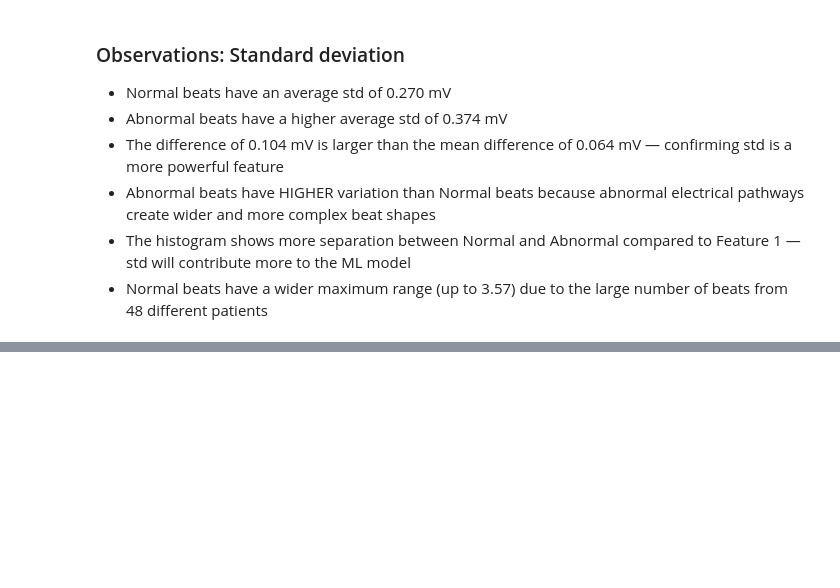
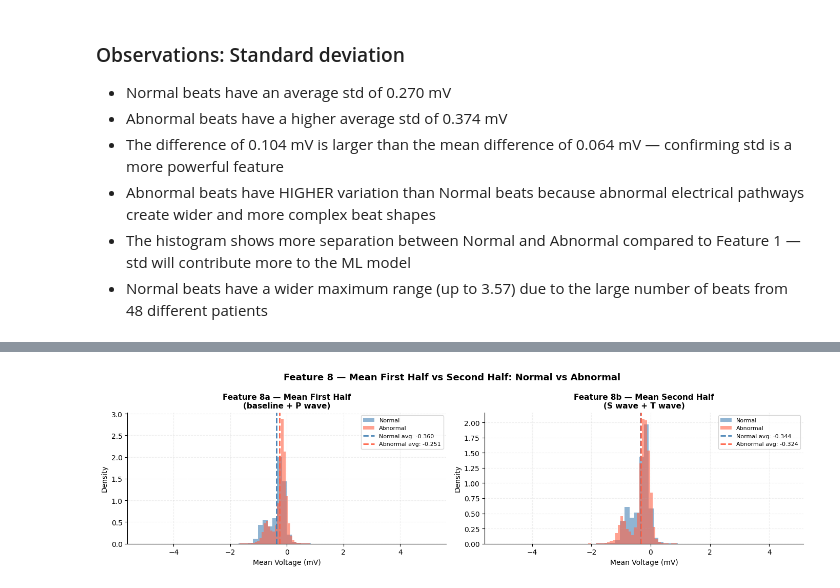
Before and after one commit to saugatpokharel/ecg-heartbeat-classification-xai, a Jupyter notebook: notebooks/03_eda_features.ipynb, the cells around one changed output, grey strips where cells are left out. Drawn from its saved outputs; the diff is of its cells as text; code cells hidden in the pictures; blank space fills up the shorter version.

```diff
--- a/notebooks/03_eda_features.ipynb
+++ b/notebooks/03_eda_features.ipynb
@@ -484,0 +1242,99 @@ Difference in average std:
+# %%
+# Split each beat into two halves and calculate mean of each
+first_half_means = np.mean(X[:, :180], axis=1)
+second_half_means = np.mean(X[:, 180:], axis=1)
+
+# Also calculate the difference between halves
+half_difference = second_half_means - first_half_means
+
+print(f"Mean first half and second half calculated for all {len(first_half_means):,} beats")
+print(f"\nFirst 10 beats:")
+for i in range(10):
+    label_name = "Normal" if y_binary[i] == 0 else "Abnormal"
+    print(f"  Beat {i}: 1st half={first_half_means[i]:.4f}  2nd half={second_half_means[i]:.4f}  diff={half_difference[i]:.4f}  → {label_name}")
+
+# Separate Normal and Abnormal
+normal_first = first_half_means[y_binary == 0]
+abnormal_first = first_half_means[y_binary == 1]
+normal_second = second_half_means[y_binary == 0]
+abnormal_second = second_half_means[y_binary == 1]
+normal_diff = half_difference[y_binary == 0]
+abnormal_diff = half_difference[y_binary == 1]
+
+print(f"\n Mean First Half (baseline + P wave) ")
+print(f"Normal:   avg = {np.mean(normal_first):.4f} mV")
+print(f"Abnormal: avg = {np.mean(abnormal_first):.4f} mV")
+print(f"Difference: {np.mean(abnormal_first) - np.mean(normal_first):.4f} mV")
+
+print(f"\n Mean Second Half (S wave + T wave) ")
+print(f"Normal:   avg = {np.mean(normal_second):.4f} mV")
+print(f"Abnormal: avg = {np.mean(abnormal_second):.4f} mV")
+print(f"Difference: {np.mean(abnormal_second) - np.mean(normal_second):.4f} mV")
+
+print(f"\n Half Difference (2nd - 1st) ")
+print(f"Normal:   avg = {np.mean(normal_diff):.4f} mV")
+print(f"Abnormal: avg = {np.mean(abnormal_diff):.4f} mV")
+print(f"Difference: {np.mean(abnormal_diff) - np.mean(normal_diff):.4f} mV")
+
+print(f"\nAverage by beat type:")
+print(f"{'Type':<6} {'1st half':>10} {'2nd half':>10} {'difference':>12}")
+print(f"{'─'*42}")
+for beat_type in ['N', 'L', 'R', 'V', 'A']:
+    indices = np.where(y == beat_type)[0]
+    avg_first = np.mean(first_half_means[indices])
+    avg_second = np.mean(second_half_means[indices])
+    avg_diff = avg_second - avg_first
+    print(f"  {beat_type:<4} {avg_first:>10.4f} {avg_second:>10.4f} {avg_diff:>12.4f}")
+
+# Plot
+fig, axes = plt.subplots(1, 2, figsize=(14, 4))
+
+# First half plot
+axes[0].hist(normal_first, bins=60, alpha=0.6,
+             color='steelblue', label=f'Normal',
+             density=True)
+axes[0].hist(abnormal_first, bins=60, alpha=0.6,
+             color='tomato', label=f'Abnormal',
+             density=True)
+axes[0].axvline(np.mean(normal_first), color='steelblue',
+                linestyle='--', linewidth=2,
+                label=f'Normal avg: {np.mean(normal_first):.3f}')
+axes[0].axvline(np.mean(abnormal_first), color='tomato',
+                linestyle='--', linewidth=2,
+                label=f'Abnormal avg: {np.mean(abnormal_first):.3f}')
+axes[0].set_title('Feature 8a — Mean First Half\n(baseline + P wave)',
+                  fontsize=11, fontweight='bold')
+axes[0].set_xlabel('Mean Voltage (mV)', fontsize=10)
+axes[0].set_ylabel('Density', fontsize=10)
+axes[0].legend(fontsize=8)
+axes[0].grid(True, alpha=0.2, linestyle='--')
+axes[0].spines['top'].set_visible(False)
+axes[0].spines['right'].set_visible(False)
+
+# Second half plot
+axes[1].hist(normal_second, bins=60, alpha=0.6,
+             color='steelblue', label=f'Normal',
+             density=True)
+axes[1].hist(abnormal_second, bins=60, alpha=0.6,
+             color='tomato', label=f'Abnormal',
+             density=True)
+axes[1].axvline(np.mean(normal_second), color='steelblue',
+                linestyle='--', linewidth=2,
+                label=f'Normal avg: {np.mean(normal_second):.3f}')
+axes[1].axvline(np.mean(abnormal_second), color='tomato',
+                linestyle='--', linewidth=2,
+                label=f'Abnormal avg: {np.mean(abnormal_second):.3f}')
+axes[1].set_title('Feature 8b — Mean Second Half\n(S wave + T wave)',
+                  fontsize=11, fontweight='bold')
+axes[1].set_xlabel('Mean Voltage (mV)', fontsize=10)
+axes[1].set_ylabel('Density', fontsize=10)
+axes[1].legend(fontsize=8)
+axes[1].grid(True, alpha=0.2, linestyle='--')
+axes[1].spines['top'].set_visible(False)
+axes[1].spines['right'].set_visible(False)
+
+plt.suptitle('Feature 8 — Mean First Half vs Second Half: Normal vs Abnormal',
+             fontsize=13, fontweight='bold')
+plt.tight_layout()
+plt.show()
+# %% [output]
@@ -484,0 +1358 @@ Difference in average std:
+[figure, added]
```
Also changed, not shown: parts of 18 cells of this notebook.
